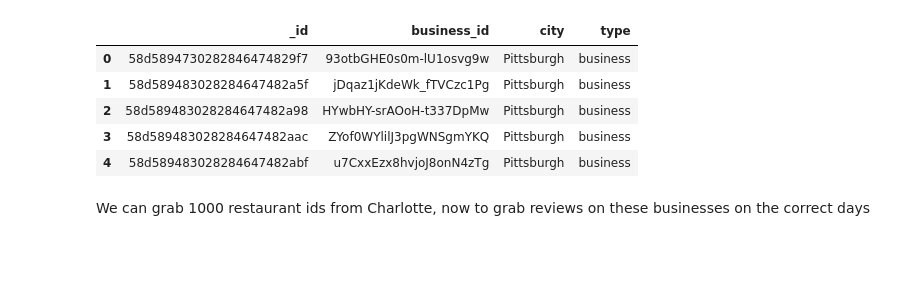
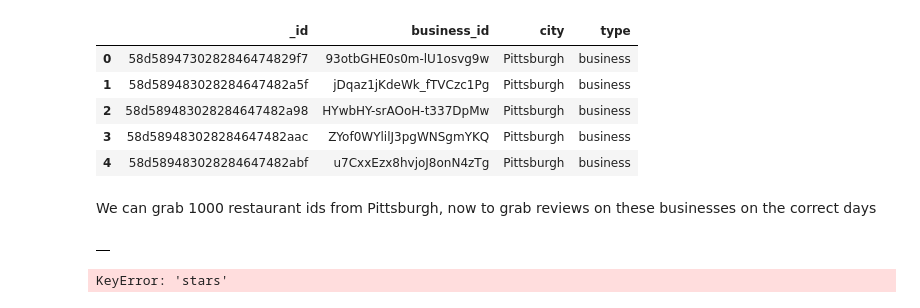
Before and after one commit to tlugger/YelpMining, a Jupyter notebook: weather_yelp.ipynb, the cells around one changed output. Drawn from its saved outputs; the diff is of its cells as text; code cells hidden in the pictures; blank space fills up the shorter version.

```diff
--- a/weather_yelp.ipynb
+++ b/weather_yelp.ipynb
@@ -24,15 +58,19 @@ pitt_businesses.head()
 | 3 | 58d589483028284647482aac | ZYof0WYlilJ3pgWNSgmYKQ | Pittsburgh | business |
 | 4 | 58d589483028284647482abf | u7CxxEzx8hvjoJ8onN4zTg | Pittsburgh | business |
 # %% [markdown]
-We can grab 1000 restaurant ids from Charlotte, now to grab reviews on these businesses on the correct days
+We can grab 1000 restaurant ids from Pittsburgh, now to grab reviews on these businesses on the correct days
 # %%
-cursorReview = db.review.find({"business_id": {"$in": list(charlotte_businesses['business_id'])}, "date": {"%gt": "2015-12-31", "%lt": "2017-01-01"}}, {"text": 1, "stars": 1, "date": 1}).limit(100)
-charlotte_reviews = pd.DataFrame(list(cursorReview))
-charlotte_reviews.head()
+cursorReview = db.review.find({"business_id": {"$in": list(pitt_businesses['business_id'])}, "date": {"%gt": "2015-12-31", "%lt": "2017-01-01"}}, {"text": 1, "stars": 1, "date": 1}).limit(1)
+pitt_reviews = pd.DataFrame(list(cursorReview))
+pitt_reviews.head()
+# %% [output]
+|  |
 # %%
-charlotte_reviews['stars'] = charlotte_reviews['stars'].map(float)
-aggregatedStarsByDate = charlotte_reviews.groupby('date').mean()
-unique_dates = np.unique(charlotte_reviews[['date']])
+pitt_reviews['stars'] = pitt_reviews['stars'].map(float)
+aggregatedStarsByDate = pitt_reviews.groupby('date').mean()
+unique_dates = np.unique(pitt_reviews[['date']])
+# %% [output]
+KeyError: 'stars'
 # %%
 def custom_split(string):
     return string.split(' ')[0]
```
Also changed, not shown: parts of 4 cells of this notebook, 5 other files.
